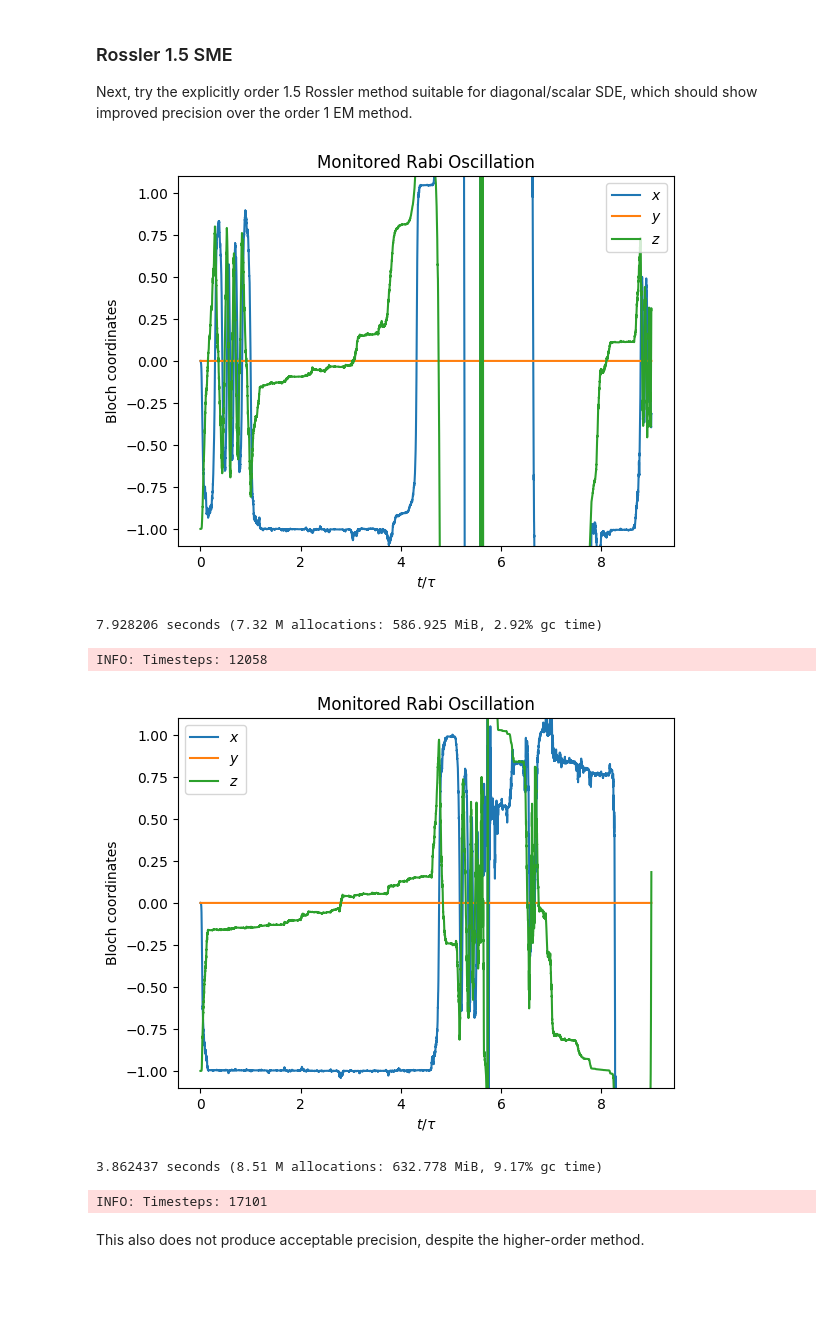
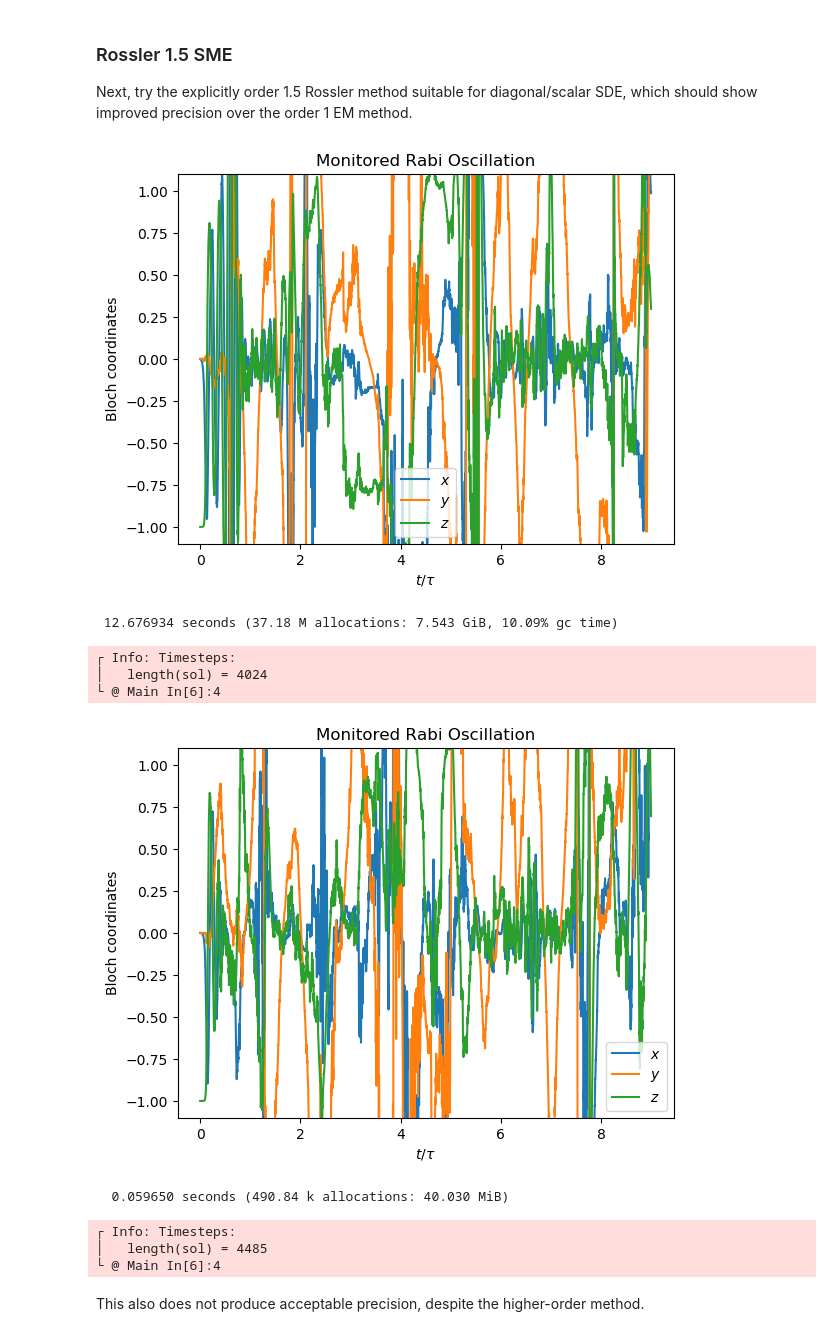
Before and after one commit to justindressel/QuantumBayesian.jl, a Jupyter notebook: notebooks/DiffEqTest.ipynb, the cells around one changed output. Saved outputs shown, nothing was run; the diff lists cells and outputs as text; code cells hidden in the pictures; blank space fills up the shorter version.

```diff
--- a/notebooks/DiffEqTest.ipynb
+++ b/notebooks/DiffEqTest.ipynb
@@ -36,49 +33,49 @@ T = (0.0, 3*τ);  # Time duration of simulation;
 ### Common Trajectory and Plotting Code
 # %%
 # Hamiltonian
-H = (Ω/2)*q("y");
+H = (Ω/2)*q('y');
 
 # Measurement dephasing
-DM = sqrt(Γ/2)*q("z");
+DM = sqrt(Γ/2)*q('z');
 
 # Superoperators
 dm = diss(DM)
 mm = inn(sqrt(1/2)*DM)
 
 # Deterministic part of evolution (Lindblad equation)
-dρdt(t, ρ) = -im*comm(H, ρ) + dm(ρ)
+dρdt(ρ, p, t) = -im*comm(H, ρ) + dm(ρ)
+dρdt2 = (du, ρ, p, t) -> du .= -im*comm(H, ρ) + dm(ρ) # SRIW1 no longer supports the inplace syntax above
 
 # Ito stochastic part of evolution
-dρdW(t, ρ) = mm(ρ)
+dρdW(ρ, p, t) = mm(ρ)
+dρdW2 = (du, ρ, p, t) -> du .= mm(ρ) # SRIW1 no longer supports the inplace syntax above
 
 # Initial ground state
-ρ0 = full(ground(q));
+ρ0 = Array(ground(q));
 # %%
 # Plotting
 function plot_solution(sol; plot_title="Monitored Rabi Oscillation")
-    ts = linspace(T..., length(sol))
-    info("Timesteps: ",length(sol))
+    ts = range(T..., length=length(sol))
+    @info("Timesteps: ",length(sol))
     # Get Bloch components
     xs = zeros(Float64, size(ts))
     ys = zeros(Float64, size(ts))
     zs = zeros(Float64, size(ts))
     for i in 1:length(sol)
-        xs[i] = real(expect(sol[i], q("x")))
-        ys[i] = real(expect(sol[i], q("y")))
-        zs[i] = real(expect(sol[i], q("z")))
+        xs[i] = real(expect(sol[i], q('x')))
+        ys[i] = real(expect(sol[i], q('y')))
+        zs[i] = real(expect(sol[i], q('z')))
     end
     # Plot Bloch components vs. time
     p = plot(ts, xs, label=L"$x$")
-    hold(true)
     plot(ts, ys, label=L"$y$")
     ax = gca()
-    ax[:set_ylim]([-1.1,1.1])
+    ax.set_ylim([-1.1,1.1])
     plot(ts, zs, label=L"$z$")
     xlabel(L"$t/\tau$")
     ylabel("Bloch coordinates")
     title(plot_title)
     legend()
-    hold(false)
     show()
 end;
 # %% [markdown]
@@ -87,6 +84,7 @@ end;
 Define the problem, with moderate duration to show expected behavior.
 # %%
 probsde = SDEProblem(dρdt, dρdW, ρ0, T);
+probsde2 = SDEProblem(dρdt2, dρdW2, ρ0, (0,6*2pi)); # SRIW1 no longer supports the inplace syntax above
 probode = ODEProblem(dρdt, ρ0, T);
 # %% [markdown]
 ### Lindblad Euler evolution
@@ -138,21 +143,25 @@ Note that the first-order method yields unacceptable precision at $dt=10^{-4}$,
 
 Next, try the explicitly order 1.5 Rossler method suitable for diagonal/scalar SDE, which should show improved precision over the order 1 EM method.
 # %%
-@time sol = solve(probsde, SRIW1(), dt=1/10^4);
+@time sol = solve(probsde2, SRIW1(), dt=1/10^4);
 
 plot_solution(sol)
 # %% [output]
-[figure, old version]
+[figure, new version]
-7.928206 seconds (7.32 M allocations: 586.925 MiB, 2.92% gc time)
+ 12.676934 seconds (37.18 M allocations: 7.543 GiB, 10.09% gc time)
-INFO: Timesteps: 12058
+┌ Info: Timesteps:
+│   length(sol) = 4024
+└ @ Main In[6]:4
 # %%
-@time sol = solve(probsde, SRIW1(), dt=1/10^5);
+@time sol = solve(probsde2, SRIW1(), dt=1/10^5);
 
 plot_solution(sol)
 # %% [output]
-[figure, old version]
+[figure, new version]
-3.862437 seconds (8.51 M allocations: 632.778 MiB, 9.17% gc time)
+  0.059650 seconds (490.84 k allocations: 40.030 MiB)
-INFO: Timesteps: 17101
+┌ Info: Timesteps:
+│   length(sol) = 4485
+└ @ Main In[6]:4
 # %% [markdown]
 This also does not produce acceptable precision, despite the higher-order method.
 # %% [markdown]
```
Also changed, not shown: parts of 12 cells of this notebook, 13 other files.
